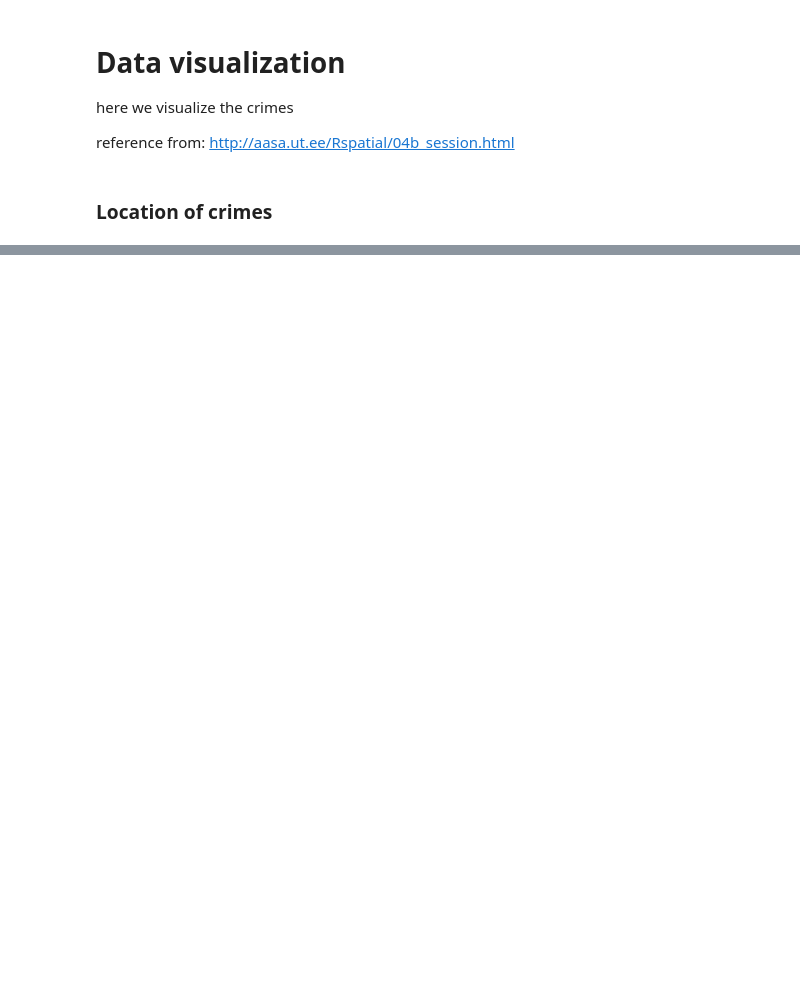
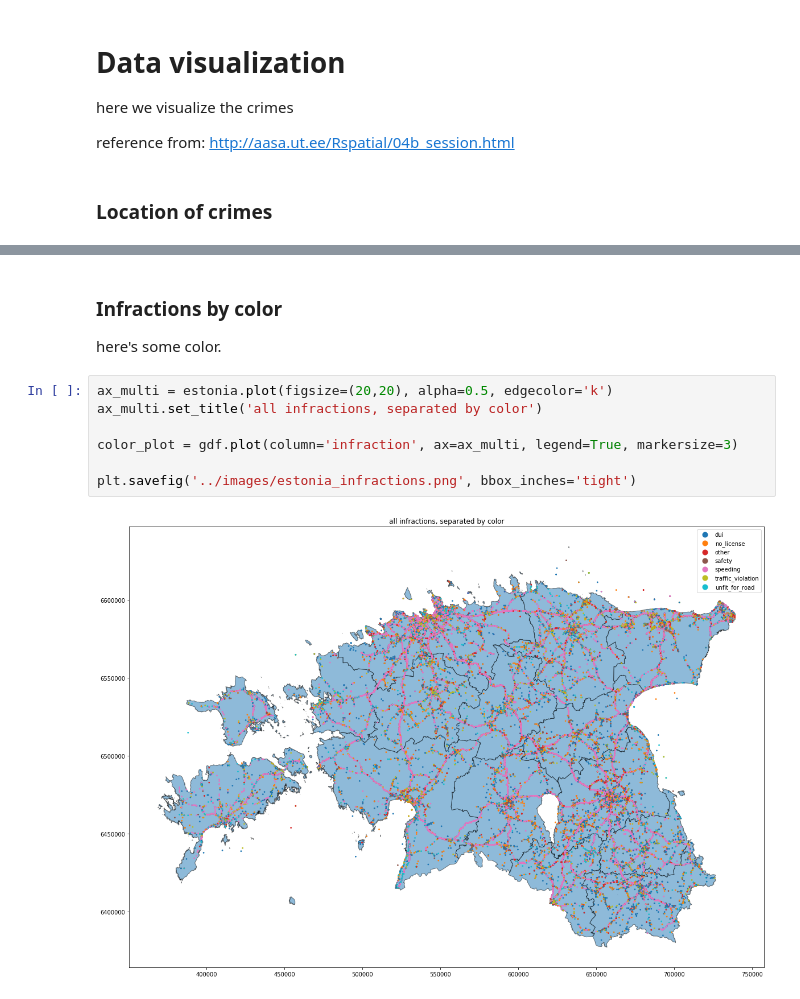
Before and after one commit to snemvalts/ids2019-m16-traffic-violations, a Jupyter notebook: notebooks/Data visualization.ipynb, the cells around one changed output, grey strips where cells are left out. Saved outputs shown, nothing was run; the diff lists cells and outputs as text; blank space fills up the shorter version.

```diff
--- a/notebooks/Data visualization.ipynb
+++ b/notebooks/Data visualization.ipynb
@@ -37,0 +42,12 @@ it's red, from the blood caused by the traffic accidents!
+# %% [markdown]
+### Infractions by color
+here's some color.
+# %%
+ax_multi = estonia.plot(figsize=(20,20), alpha=0.5, edgecolor='k')
+ax_multi.set_title('all infractions, separated by color')
+
+color_plot = gdf.plot(column='infraction', ax=ax_multi, legend=True, markersize=3)
+
+plt.savefig('../images/estonia_infractions.png', bbox_inches='tight')
+# %% [output]
+[figure, added]
```
Also changed, not shown: parts of 7 cells of this notebook, 10 other files.
